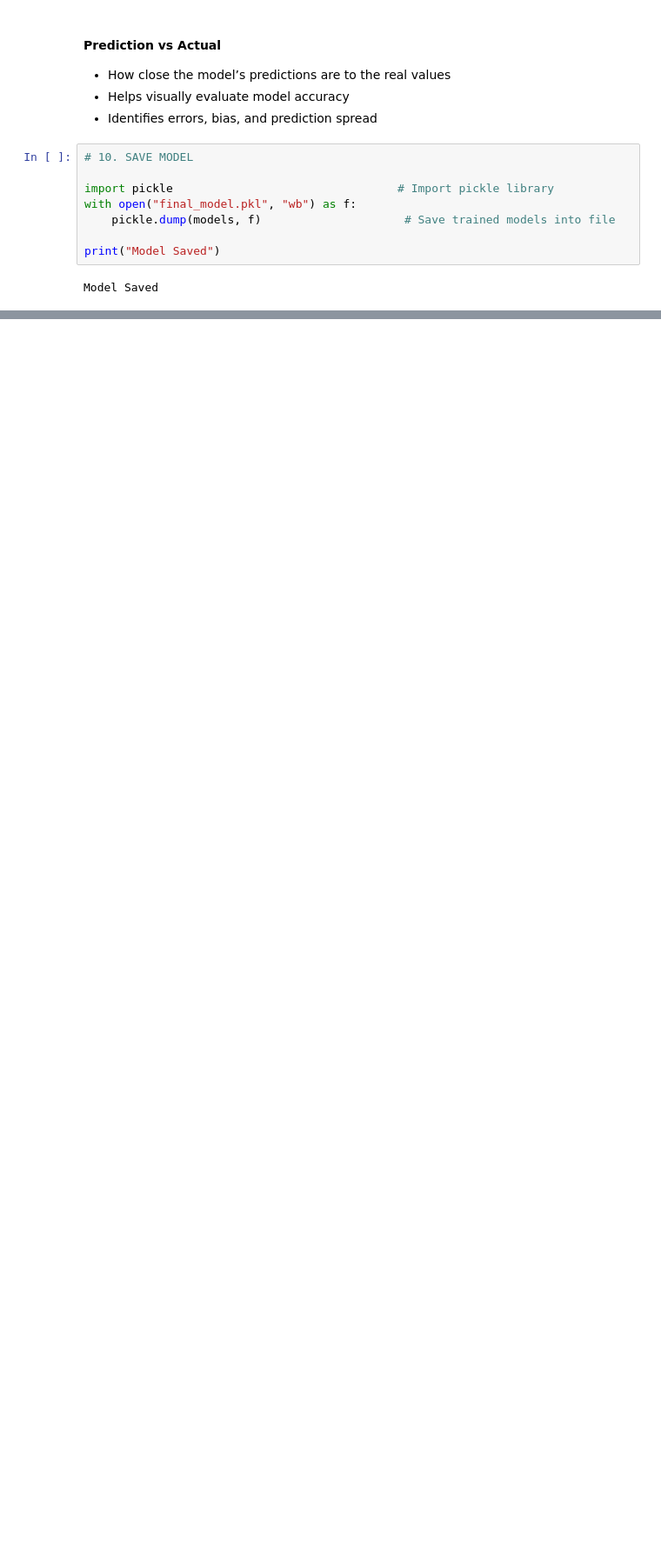
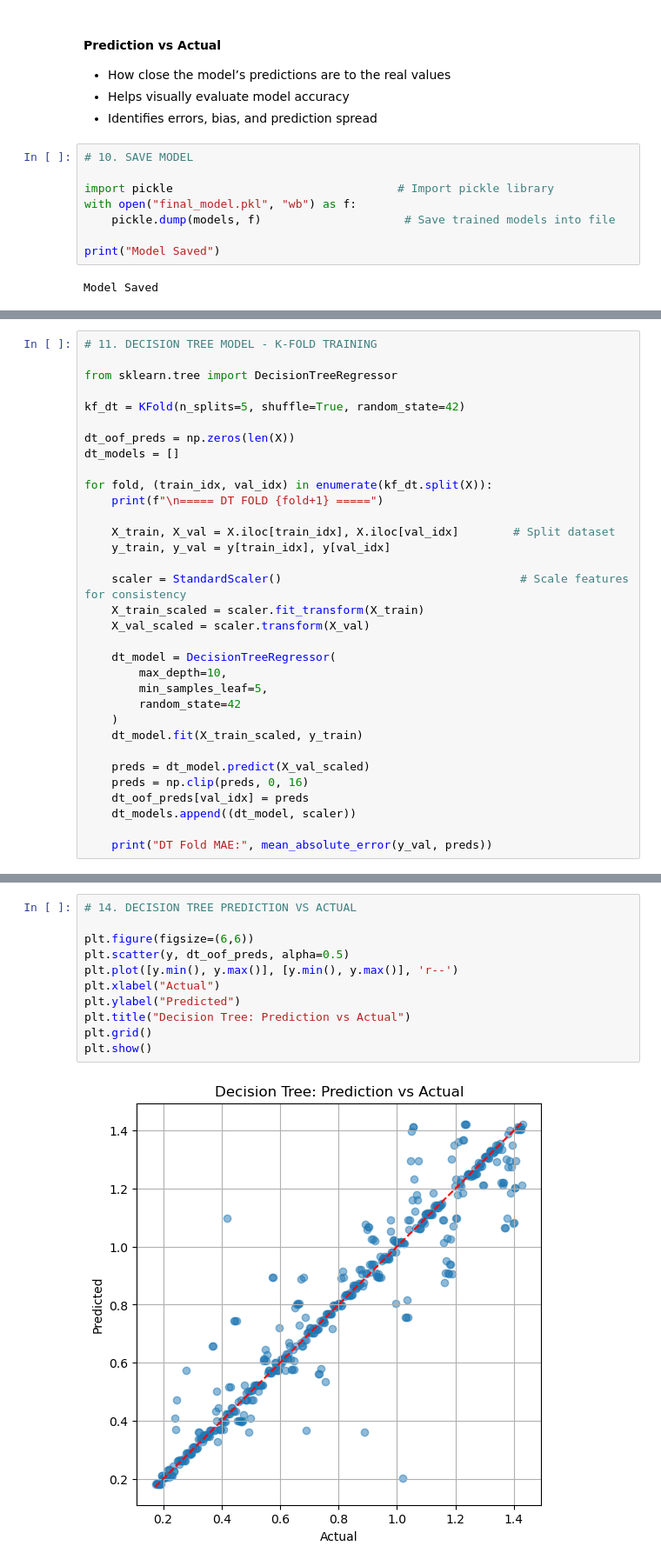
Before and after one commit to Sahil1393/LANL_Earthquake_Prediction, a Jupyter notebook: notebook/Model_train.ipynb, the cells around one changed output, grey strips where cells are left out. Shown at 87% size. Cells and saved outputs as stored; diff of their text form; blank space fills up the shorter version.

```diff
--- a/notebook/Model_train.ipynb
+++ b/notebook/Model_train.ipynb
@@ -294,0 +315,33 @@ Model Saved
+# %%
+# 11. DECISION TREE MODEL - K-FOLD TRAINING
+
+from sklearn.tree import DecisionTreeRegressor
+
+kf_dt = KFold(n_splits=5, shuffle=True, random_state=42)
+
+dt_oof_preds = np.zeros(len(X))
+dt_models = []
+
+for fold, (train_idx, val_idx) in enumerate(kf_dt.split(X)):
+    print(f"\n===== DT FOLD {fold+1} =====")
+
+    X_train, X_val = X.iloc[train_idx], X.iloc[val_idx]        # Split dataset
+    y_train, y_val = y[train_idx], y[val_idx]
+
+    scaler = StandardScaler()                                   # Scale features for consistency
+    X_train_scaled = scaler.fit_transform(X_train)
+    X_val_scaled = scaler.transform(X_val)
+
+    dt_model = DecisionTreeRegressor(
+        max_depth=10,
+        min_samples_leaf=5,
+        random_state=42
+    )
+    dt_model.fit(X_train_scaled, y_train)
+
+    preds = dt_model.predict(X_val_scaled)
+    preds = np.clip(preds, 0, 16)
+    dt_oof_preds[val_idx] = preds
+    dt_models.append((dt_model, scaler))
+
+    print("DT Fold MAE:", mean_absolute_error(y_val, preds))
@@ -294,0 +397,13 @@ Model Saved
+# %%
+# 14. DECISION TREE PREDICTION VS ACTUAL
+
+plt.figure(figsize=(6,6))
+plt.scatter(y, dt_oof_preds, alpha=0.5)
+plt.plot([y.min(), y.max()], [y.min(), y.max()], 'r--')
+plt.xlabel("Actual")
+plt.ylabel("Predicted")
+plt.title("Decision Tree: Prediction vs Actual")
+plt.grid()
+plt.show()
+# %% [output]
+[figure, added]
```
Also changed, not shown: parts of 19 cells of this notebook, 1 other file.
